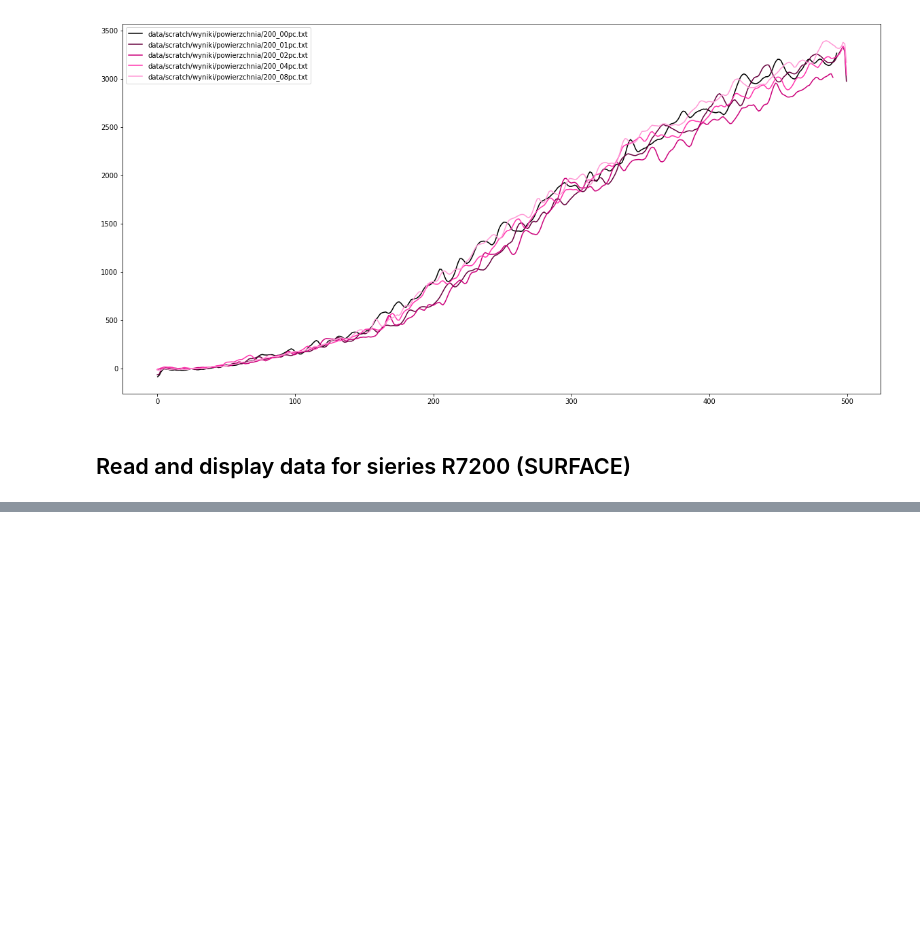
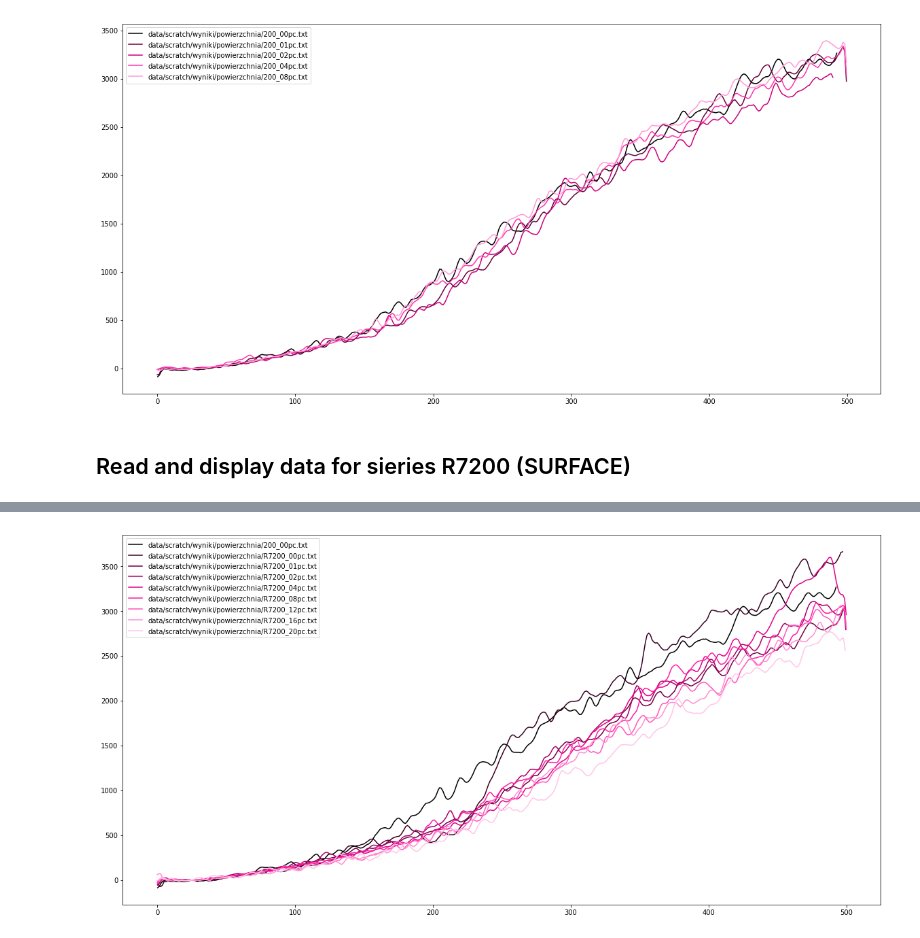
Before and after one commit to antoszy/Scratch-Analysis, a Jupyter notebook: scratch_analysis.ipynb, the cells around one changed output, grey strips where cells are left out. Saved outputs shown, nothing was run; the diff lists cells and outputs as text; code cells hidden in the pictures; blank space fills up the shorter version.

Commit message:
plot function created for single sample

```diff
--- a/scratch_analysis.ipynb
+++ b/scratch_analysis.ipynb
@@ -49,7 +49,7 @@ utils.plot_scratch_samples(ax, sampleList, fileList, truncate=-1)
 # %% [markdown]
 ## Read and display data for sieries R7200 (SURFACE)
 # %%
-fileList = glob.glob('data/scratch/wyniki/powierzchnia/*0.txt')+sorted(glob.glob('data/scratch/wyniki/powierzchnia/R7200*.txt')
+fileList = glob.glob('data/scratch/wyniki/powierzchnia/200_00pc.txt')+sorted(glob.glob('data/scratch/wyniki/powierzchnia/R7200*.txt'))
 sampleList = [utils.read_data(file) for file in fileList]
 
 
@@ -65,0 +65 @@ SyntaxError: invalid syntax (<ipython-input-12-6563dfd63eeb>, line 2)
+[figure, added]
```
Also changed, not shown: parts of 1 cell of this notebook, 1 other file.
